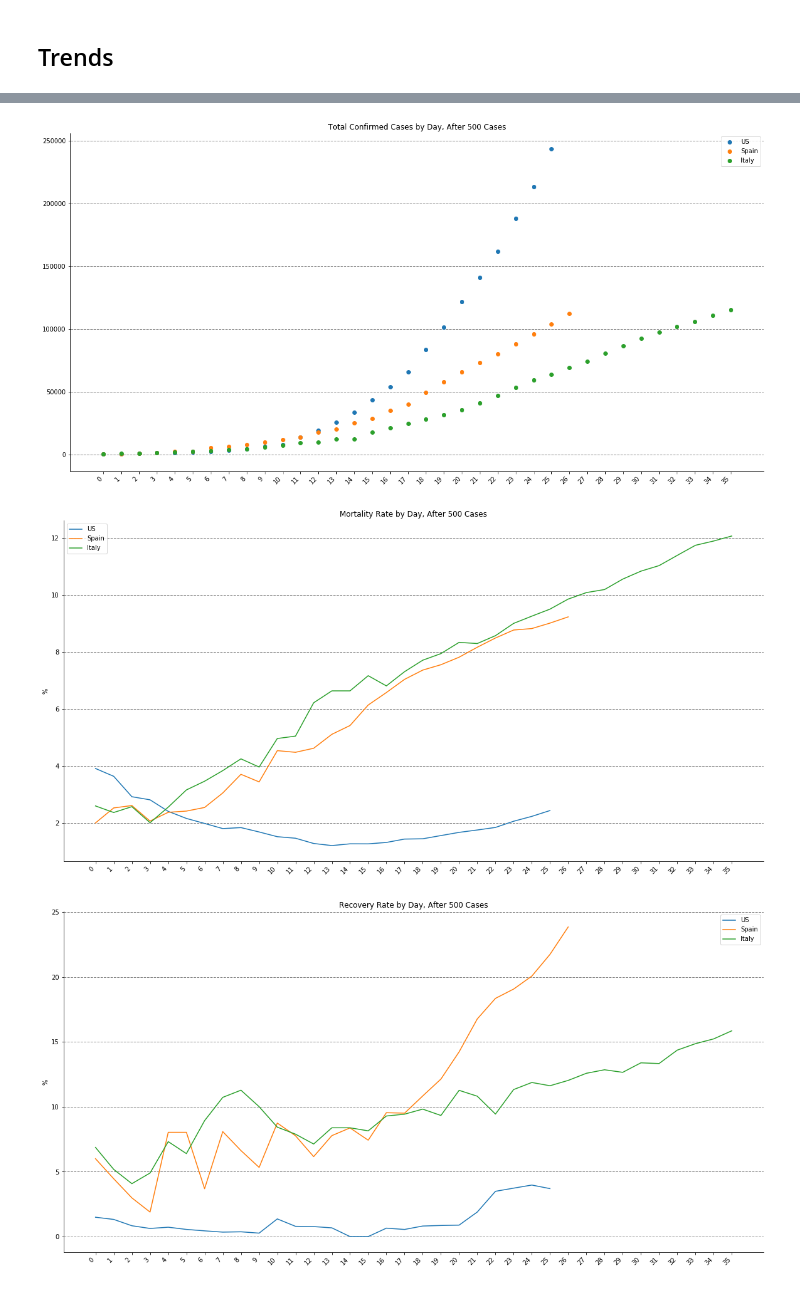
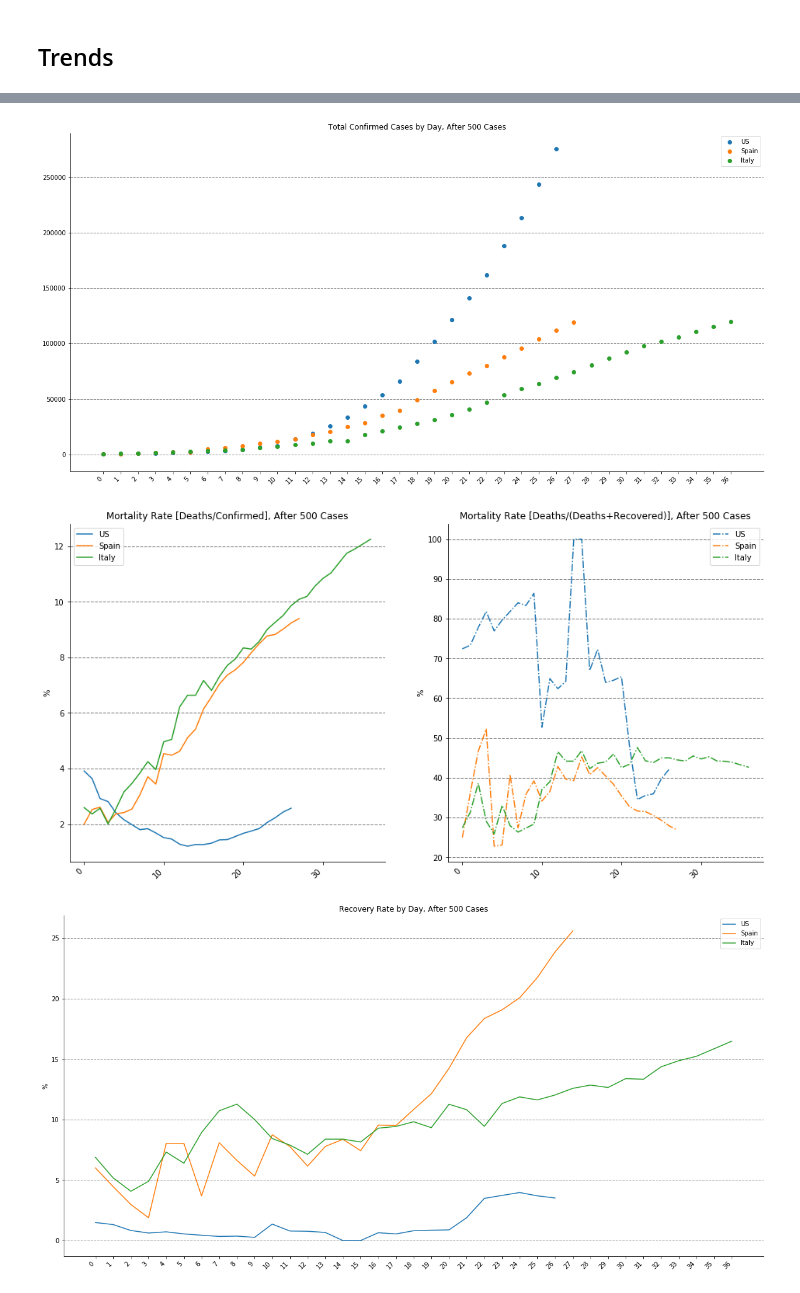
Before and after one commit to Thiagobc23/COVID-19, a Jupyter notebook: 01_COVID19.ipynb, the cells around one changed output, grey strips where cells are left out. Cells and saved outputs as stored; diff of their text form; code cells hidden in the pictures.

```diff
--- a/01_COVID19.ipynb
+++ b/01_COVID19.ipynb
@@ -18,8 +18,8 @@ world = world[~world.name.isin(["Antarctica", "Fr. S. Antarctic Lands"])]
 url = 'https://raw.githubusercontent.com/CSSEGISandData/COVID-19/master/csse_covid_19_data/csse_covid_19_daily_reports/'
 path = 'C:/py/covid19/COVID-19-master/csse_covid_19_data/csse_covid_19_daily_reports/'
 
-file = '04-02-2020.csv'
-today = '04-02-2020'
+file = '04-03-2020.csv'
+today = '04-03-2020'
 df = pd.read_csv(url+file)
 df.head()
 # %% [output]
@@ -86,7 +86,7 @@ def plot_day(df, i):
 
 # plot map of active confirmed and recovered
 def plot_map(df, i):
-    fig, ax = plt.subplots(1, figsize=(40,24))
+    fig, ax = plt.subplots(1, figsize=(40,22))
 
     # plot map
     world.plot(ax=ax, color='black')
@@ -366,38 +401,49 @@ plt.savefig('pics/china_Recovery.png', facecolor='white', edgecolor='none')
 
 fig, ax = plt.subplots(1, figsize=(20,10))
 
 plot_contry(['US'], '03-08-2020', '03-09-2020')
 plot_contry(['Spain'], '03-07-2020', '03-08-2020')
 plot_contry(['Italy'], '02-27-2020', '02-28-2020')
 
 plt.legend(['US', 'Spain', 'Italy'])
 plt.savefig('pics/most_affected.png', facecolor='white', edgecolor='none')
 
 # Mortality
 
-fig, ax = plt.subplots(1, figsize=(20,10))
+fig, ax = plt.subplots(1, figsize=(16,8))
+ax.axis('off')
 
+ax = fig.add_subplot(121)
 plot_contry_d(['US'], '03-08-2020', '03-09-2020')
 plot_contry_d(['Spain'], '03-07-2020', '03-08-2020')
 plot_contry_d(['Italy'], '02-27-2020', '02-28-2020')
 
 plt.legend(['US', 'Spain', 'Italy'])
-plt.savefig('pics/Mortality.png', facecolor='white', edgecolor='none')
+#plt.savefig('pics/Mortality.png', facecolor='white', edgecolor='none')
+
+# Mortality method two
+ax = fig.add_subplot(122)
+plot_contry_d_two(['US'], '03-08-2020', '03-09-2020')
+plot_contry_d_two(['Spain'], '03-07-2020', '03-08-2020')
+plot_contry_d_two(['Italy'], '02-27-2020', '02-28-2020')
+
+plt.legend(['US', 'Spain', 'Italy'])
+plt.savefig('pics/Mortality2.png', facecolor='white', edgecolor='none')
 
 # Recovery
 
 fig, ax = plt.subplots(1, figsize=(20,10))
 
 plot_contry_r(['US'], '03-08-2020', '03-09-2020')
 plot_contry_r(['Spain'], '03-07-2020', '03-08-2020')
 plot_contry_r(['Italy'], '02-27-2020', '02-28-2020')
 
 plt.legend(['US', 'Spain', 'Italy'])
 plt.savefig('pics/Recovery.png', facecolor='white', edgecolor='none')
 # %% [output]
-[figure, old version]
+[figure, new version]
-[figure, old version]
+[figure, new version]
-[figure, old version]
+[figure, new version]
 # %%
 # Germany hit 500 on 03-06-2020
 # UK hit 500 on 03-13-2020
```
Also changed, not shown: parts of 7 cells of this notebook, 1 other file.
